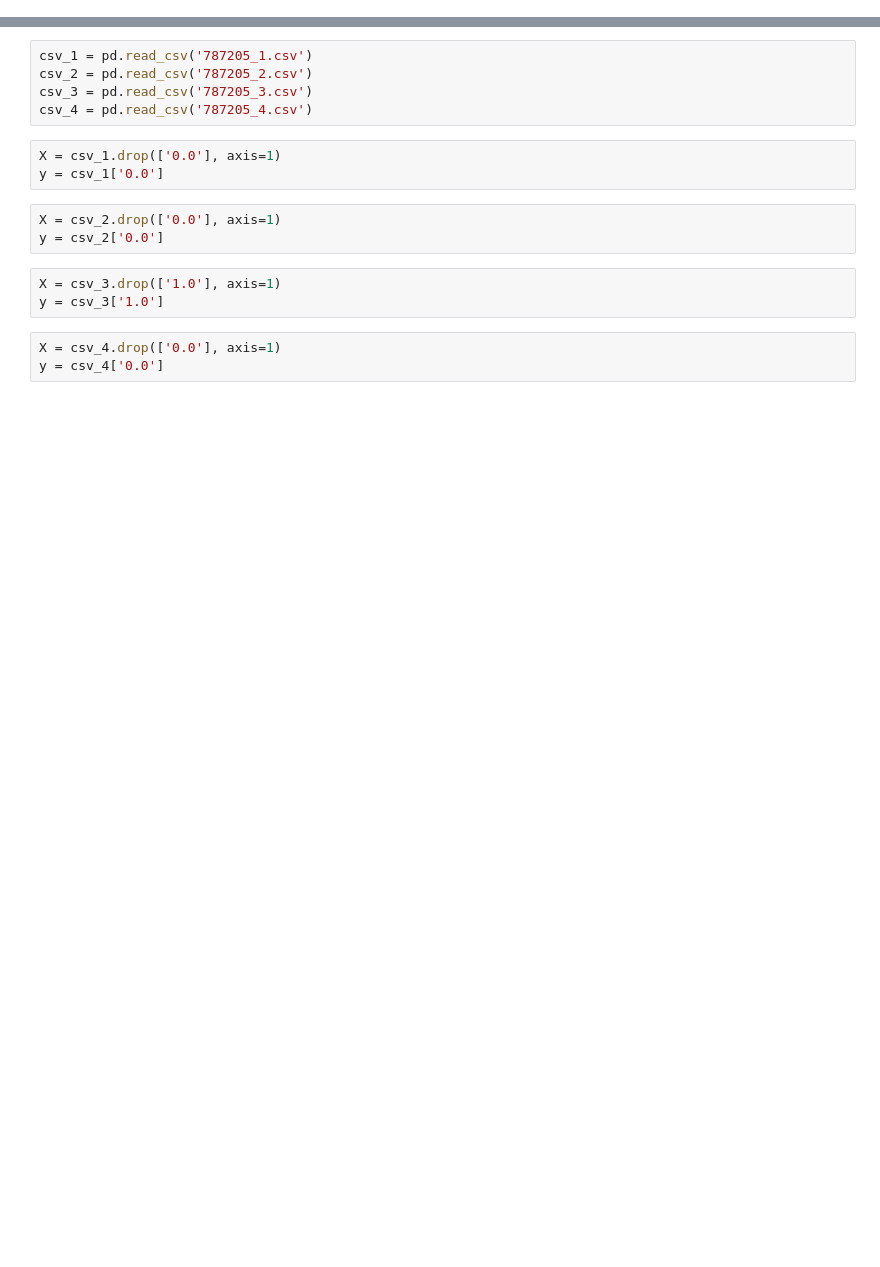
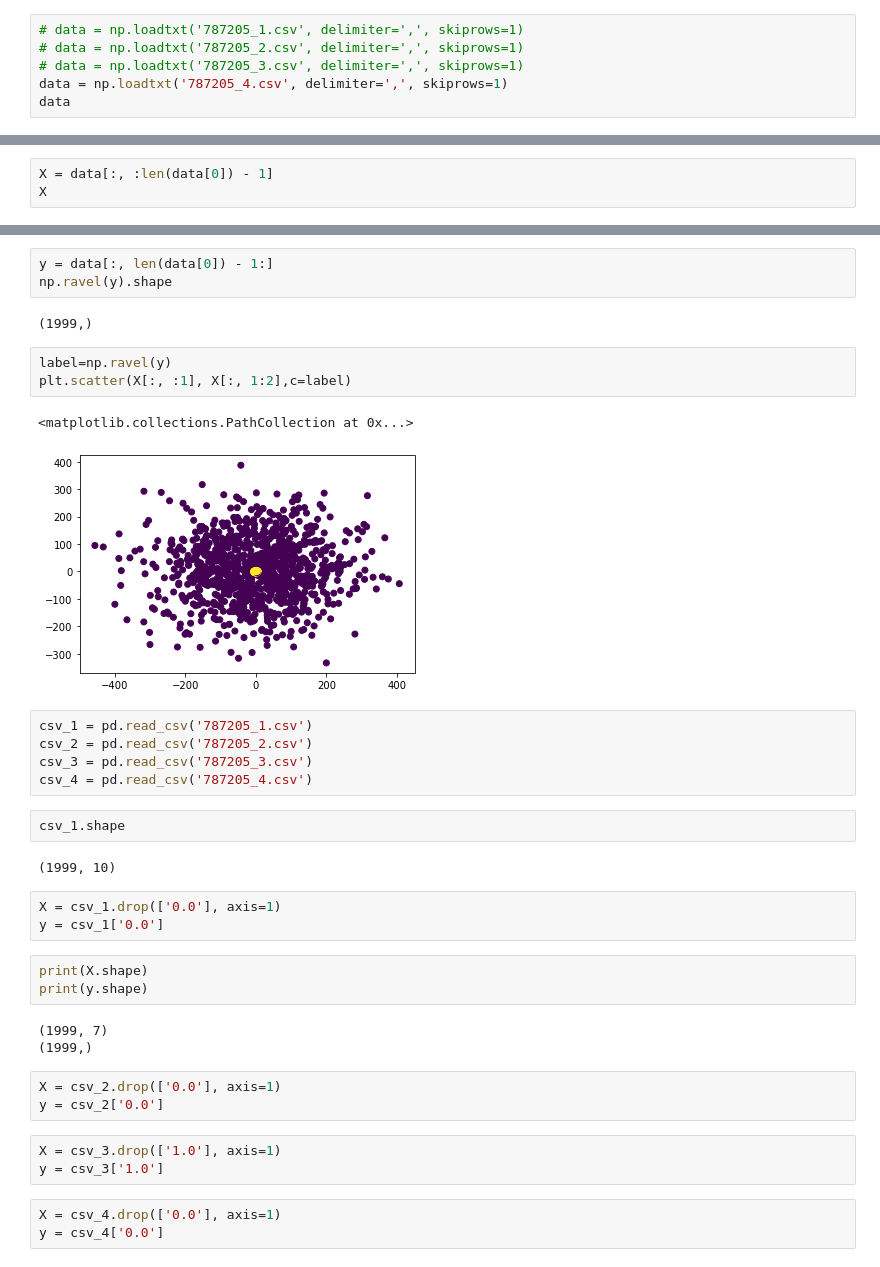
Before and after one commit to ChengkangHuang/MLCodes, a Jupyter notebook: MLAssignments/Assignment04/Assignment4a.ipynb, the cells around one changed output, grey strips where cells are left out. Saved outputs shown, nothing was run; the diff lists cells and outputs as text; blank space fills up the shorter version.

```diff
--- a/MLAssignments/Assignment04/Assignment4a.ipynb
+++ b/MLAssignments/Assignment04/Assignment4a.ipynb
@@ -6,0 +8,6 @@ import pandas as pd
+# %%
+# data = np.loadtxt('787205_1.csv', delimiter=',', skiprows=1)
+# data = np.loadtxt('787205_2.csv', delimiter=',', skiprows=1)
+# data = np.loadtxt('787205_3.csv', delimiter=',', skiprows=1)
+data = np.loadtxt('787205_4.csv', delimiter=',', skiprows=1)
+data
@@ -6,0 +32,3 @@ import pandas as pd
+# %%
+X = data[:, :len(data[0]) - 1]
+X
@@ -7,11 +49,32 @@ import pandas as pd
+# %%
+y = data[:, len(data[0]) - 1:]
+np.ravel(y).shape
+# %% [output]
+(1999,)
+# %%
+label=np.ravel(y)
+plt.scatter(X[:, :1], X[:, 1:2],c=label)
+# %% [output]
+<matplotlib.collections.PathCollection at 0x...>
+[figure, added]
 # %%
 csv_1 = pd.read_csv('787205_1.csv')
 csv_2 = pd.read_csv('787205_2.csv')
 csv_3 = pd.read_csv('787205_3.csv')
 csv_4 = pd.read_csv('787205_4.csv')
+# %%
+csv_1.shape
+# %% [output]
+(1999, 10)
 # %%
 X = csv_1.drop(['0.0'], axis=1)
 y = csv_1['0.0']
+# %%
+print(X.shape)
+print(y.shape)
+# %% [output]
+(1999, 7)
+(1999,)
 # %%
 X = csv_2.drop(['0.0'], axis=1)
 y = csv_2['0.0']
```
Also changed, not shown: parts of 8 cells of this notebook.
